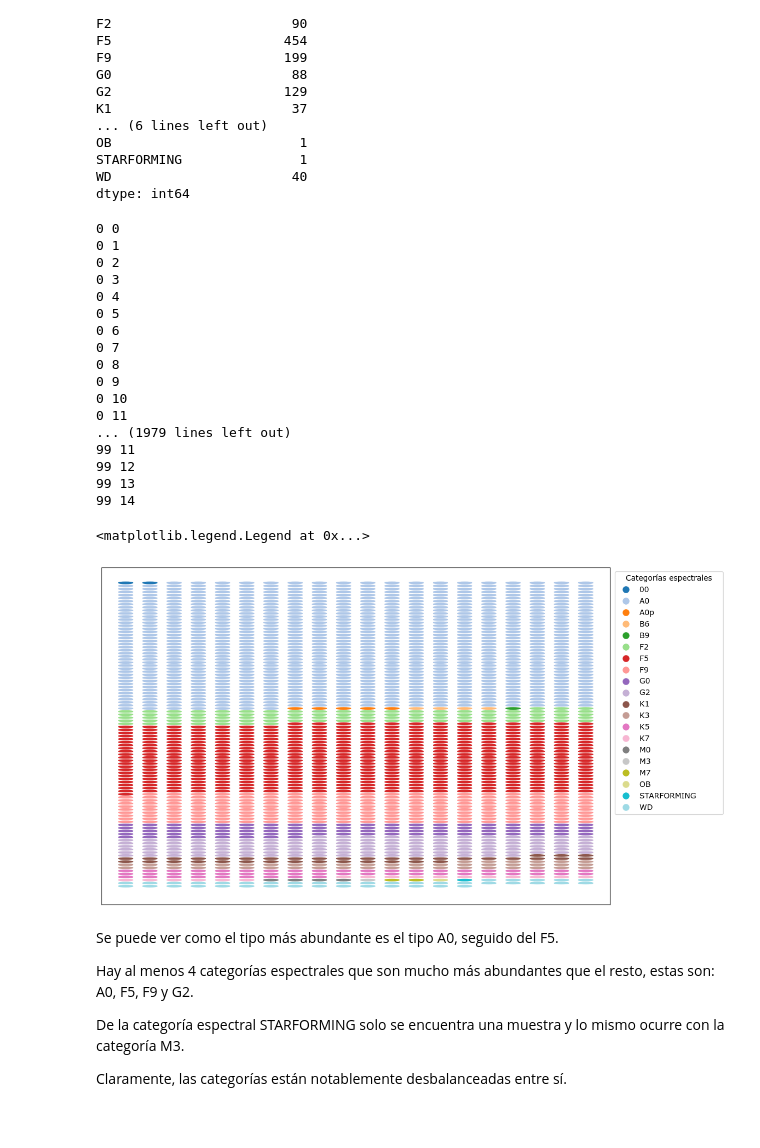
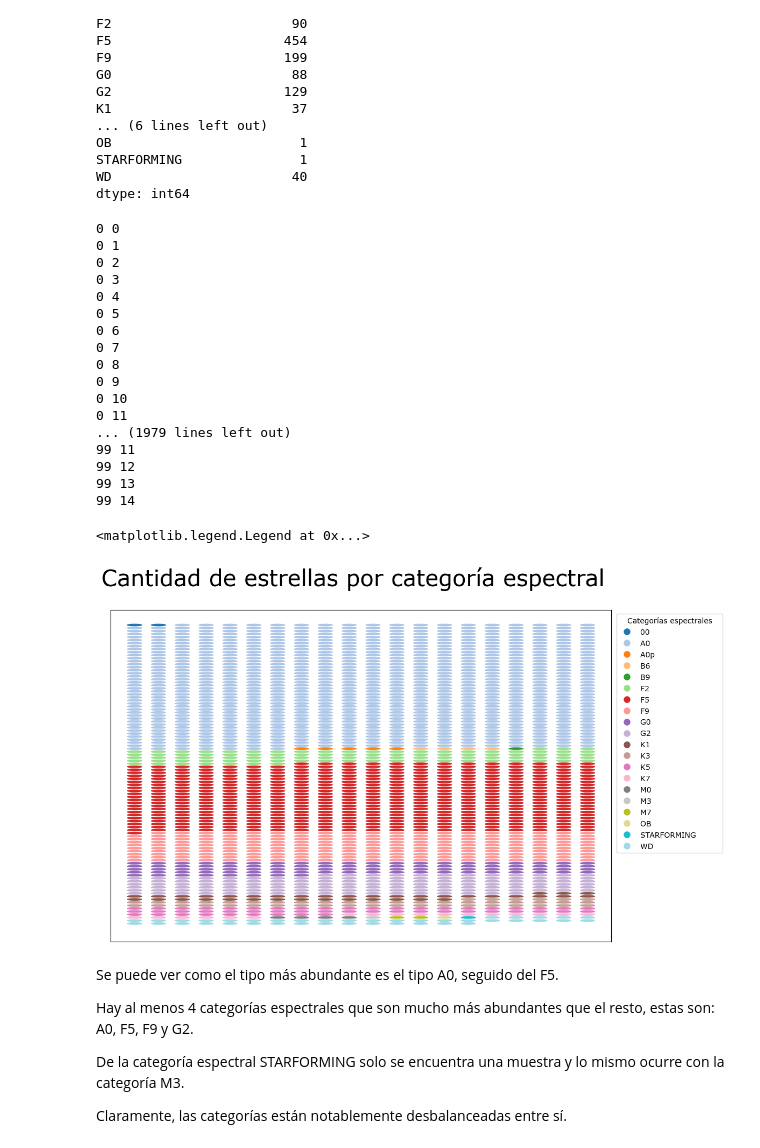
Before and after one commit to AlexisGitHu/Python-vida, a Jupyter notebook: visualizacion_python.ipynb, the cells around one changed output. Cells and saved outputs as stored; diff of their text form; code cells hidden in the pictures; blank space fills up the shorter version.

Commit message:
Changes in requirements and suptitle matplotlib

```diff
--- a/visualizacion_python.ipynb
+++ b/visualizacion_python.ipynb
@@ -494,6 +494,7 @@ for group, count in series_zip:
     count+=1
 # %%
 fig, ax= plt.subplots(figsize=(12, 8))
+fig.suptitle('Cantidad de estrellas por categoría espectral', fontsize=30)
 ax.set_xlim(0, 100)
 ax.set_ylim(0,20)
 for idx, color in enumerate(colors):
@@ -503,34 +504,34 @@ for idx, color in enumerate(colors):
     ax.add_patch(plt.Circle((col, -row), radius=0.3, color=color))
 
 # ax.add_patch(plt.Rectangle((20, 20), 0.1, 0.1, color="blue"))
 ax.set_xticks([])
 ax.set_yticks([])
 ax.set_xlim(-1, n_columns)
 ax.set_ylim(-((len(colors) - 1) // n_columns + 1)-5,5)
 
 handles = [plt.Line2D([0], [0], marker='o', color='w', markerfacecolor=custom_palette[i], markersize=10, label=group)
            for i, group in enumerate(series_grouped.index)]
 ax.legend(handles=handles, title="Categorías espectrales", loc='upper right',bbox_to_anchor=(1.23, 1))
 # %% [output]
 0 0
 0 1
 0 2
 0 3
 0 4
 0 5
 0 6
 0 7
 0 8
 0 9
 0 10
 0 11
 ... (1979 lines left out)
 99 11
 99 12
 99 13
 99 14
 <matplotlib.legend.Legend at 0x...>
-[figure, old version]
+[figure, new version]
 # %% [markdown]
 Se puede ver como el tipo más abundante es el tipo A0, seguido del F5.
 
```
Also changed, not shown: 1 other file.
